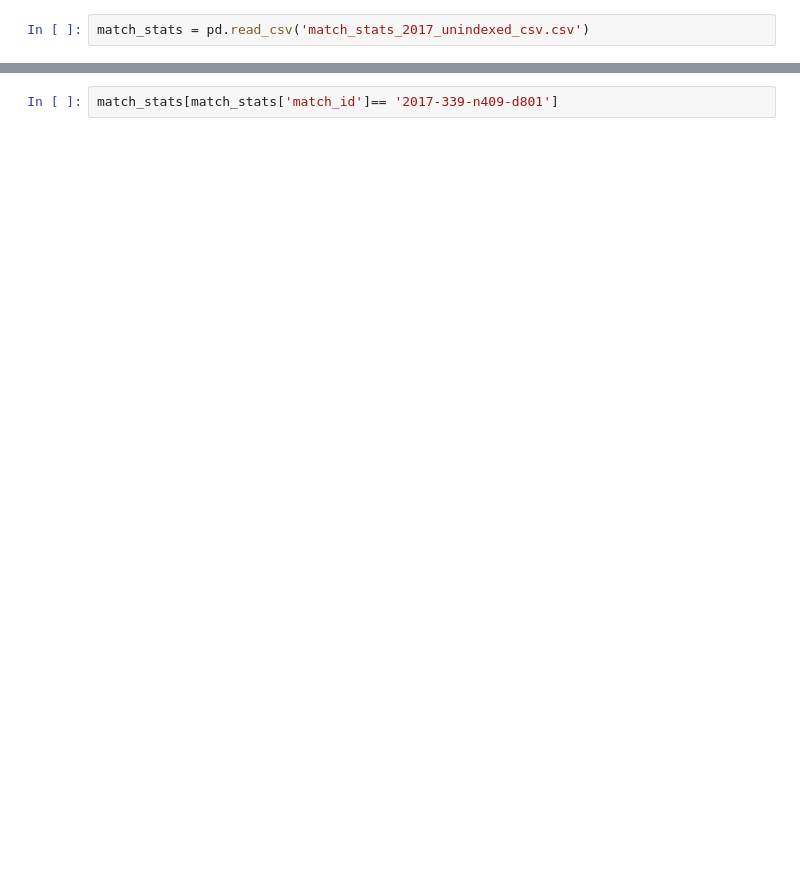
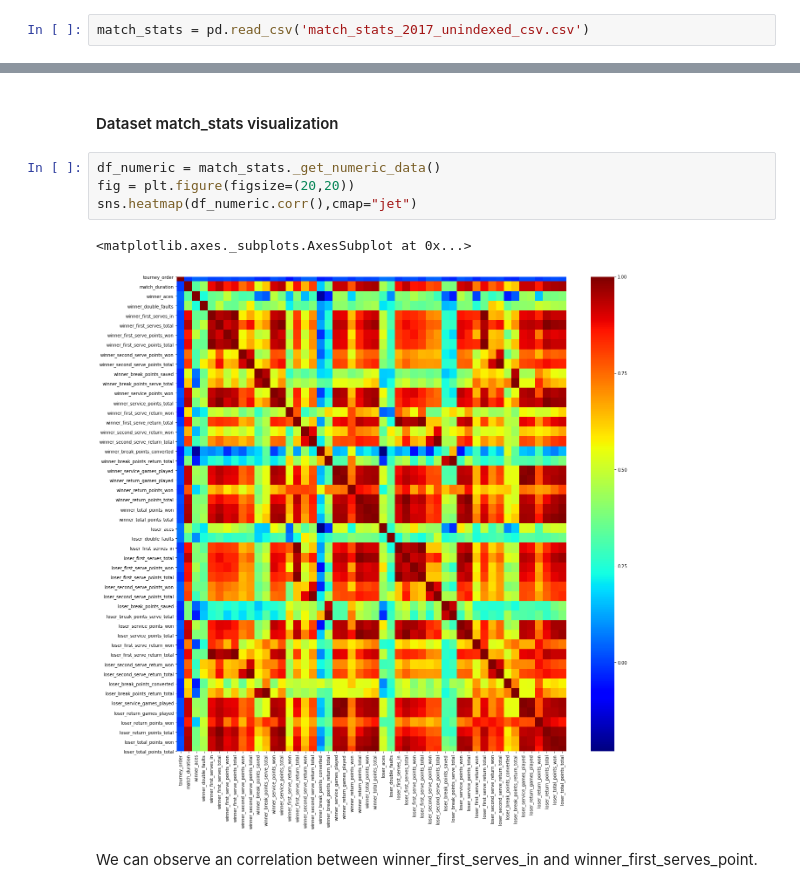
Before and after one commit to JCMorente94/project-visualizing-real-world-data, a Jupyter notebook: Project Visualizing.ipynb, the cells around one changed output, grey strips where cells are left out. Cells and saved outputs as stored; diff of their text form; blank space fills up the shorter version.

```diff
--- a/Project Visualizing.ipynb
+++ b/Project Visualizing.ipynb
@@ -185,2 +272,11 @@ match_stats.loc[0]
-# %%
-match_stats[match_stats['match_id']== '2017-339-n409-d801']
+# %% [markdown]
+#### Dataset match_stats visualization
+# %%
+df_numeric = match_stats._get_numeric_data()
+fig = plt.figure(figsize=(20,20))
+sns.heatmap(df_numeric.corr(),cmap="jet")
+# %% [output]
+<matplotlib.axes._subplots.AxesSubplot at 0x...>
+[figure, added]
+# %% [markdown]
+We can observe an correlation between winner_first_serves_in and winner_first_serves_point.
```
Also changed, not shown: parts of 27 cells of this notebook, 3 other files.
